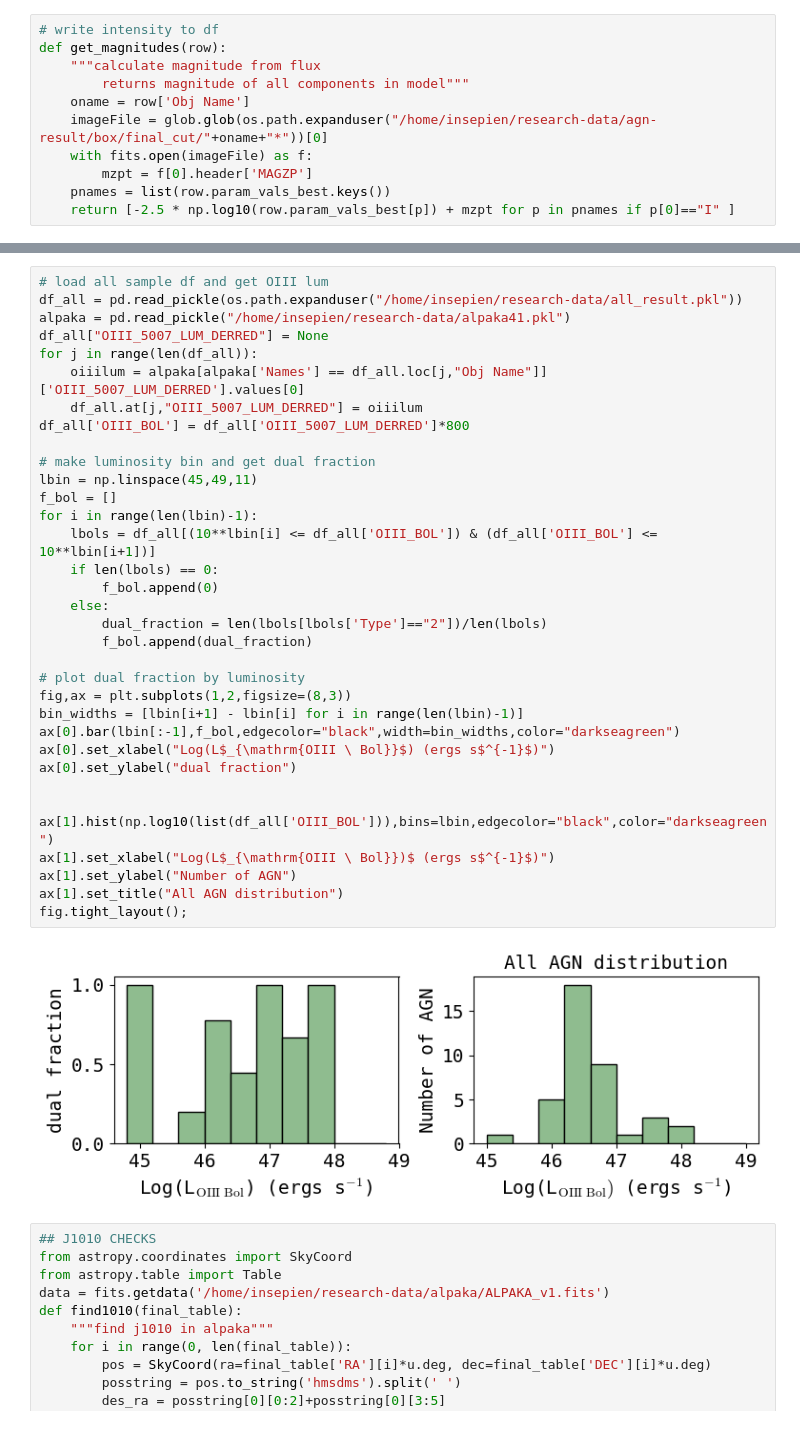
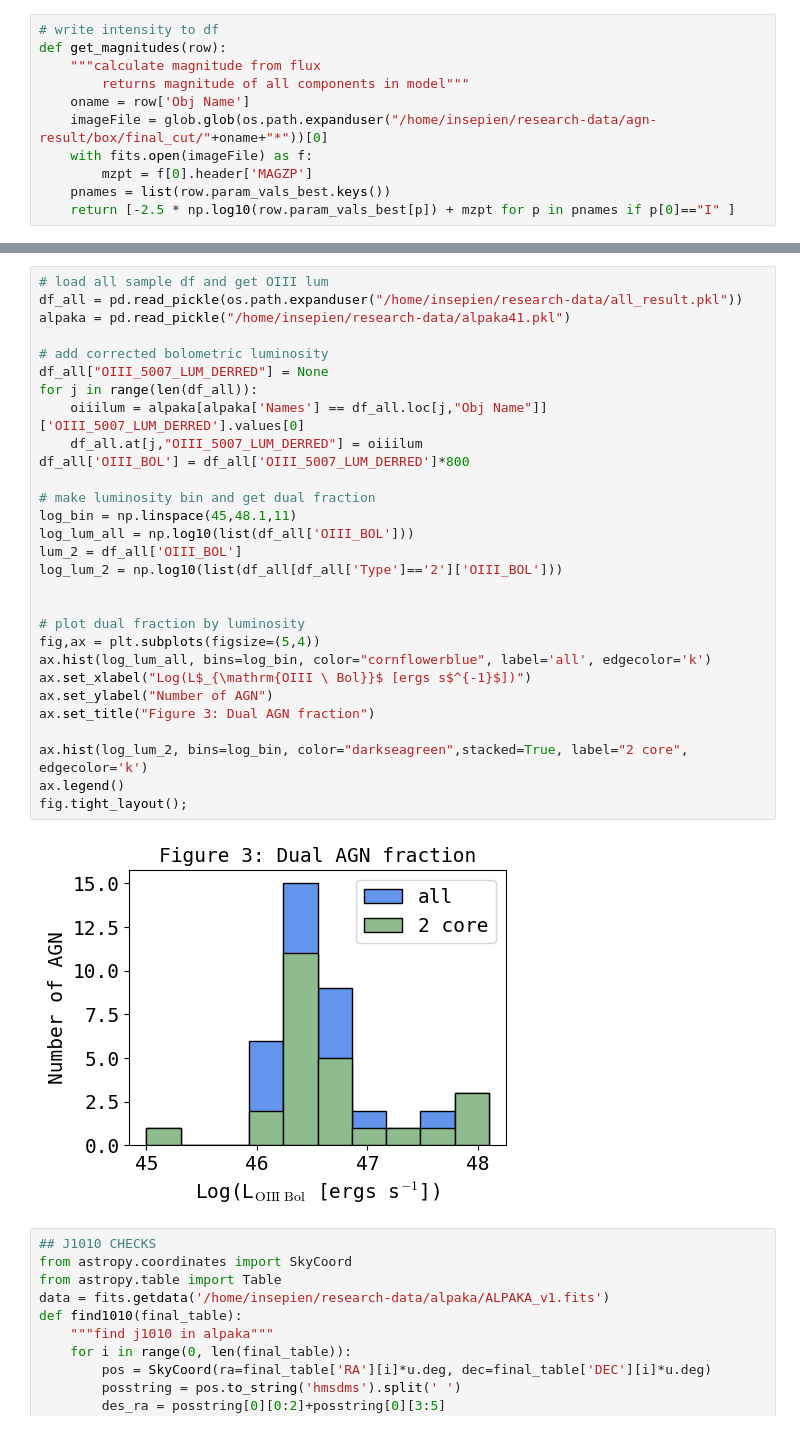
Before and after one commit to insepien/dualAGN, a Jupyter notebook: scrap_notebooks/checkFit.ipynb, the cells around one changed output, grey strips where cells are left out. Drawn from its saved outputs; the diff is of its cells as text.

```diff
--- a/scrap_notebooks/checkFit.ipynb
+++ b/scrap_notebooks/checkFit.ipynb
@@ -854,39 +912,34 @@ def get_magnitudes(row):
 # %%
 # load all sample df and get OIII lum
 df_all = pd.read_pickle(os.path.expanduser("/home/insepien/research-data/all_result.pkl"))
 alpaka = pd.read_pickle("/home/insepien/research-data/alpaka41.pkl")
+
+# add corrected bolometric luminosity
 df_all["OIII_5007_LUM_DERRED"] = None
 for j in range(len(df_all)):
     oiiilum = alpaka[alpaka['Names'] == df_all.loc[j,"Obj Name"]]['OIII_5007_LUM_DERRED'].values[0]
     df_all.at[j,"OIII_5007_LUM_DERRED"] = oiiilum
 df_all['OIII_BOL'] = df_all['OIII_5007_LUM_DERRED']*800
 
 # make luminosity bin and get dual fraction
-lbin = np.linspace(45,49,11)
-f_bol = []
-for i in range(len(lbin)-1):
-    lbols = df_all[(10**lbin[i] <= df_all['OIII_BOL']) & (df_all['OIII_BOL'] <= 10**lbin[i+1])]
-    if len(lbols) == 0:
-        f_bol.append(0)
-    else:
-        dual_fraction = len(lbols[lbols['Type']=="2"])/len(lbols)
-        f_bol.append(dual_fraction)
+log_bin = np.linspace(45,48.1,11)
+log_lum_all = np.log10(list(df_all['OIII_BOL']))
+lum_2 = df_all['OIII_BOL']
+log_lum_2 = np.log10(list(df_all[df_all['Type']=='2']['OIII_BOL']))
+
 
 # plot dual fraction by luminosity
-fig,ax = plt.subplots(1,2,figsize=(8,3))
-bin_widths = [lbin[i+1] - lbin[i] for i in range(len(lbin)-1)]
-ax[0].bar(lbin[:-1],f_bol,edgecolor="black",width=bin_widths,color="darkseagreen")
-ax[0].set_xlabel("Log(L$_{\mathrm{OIII \ Bol}}$) (ergs s$^{-1}$)")
-ax[0].set_ylabel("dual fraction")
+fig,ax = plt.subplots(figsize=(5,4))
+ax.hist(log_lum_all, bins=log_bin, color="cornflowerblue", label='all', edgecolor='k')
+ax.set_xlabel("Log(L$_{\mathrm{OIII \ Bol}}$ [ergs s$^{-1}$])")
+ax.set_ylabel("Number of AGN")
+ax.set_title("Figure 3: Dual AGN fraction")
 
-
-ax[1].hist(np.log10(list(df_all['OIII_BOL'])),bins=lbin,edgecolor="black",color="darkseagreen")
-ax[1].set_xlabel("Log(L$_{\mathrm{OIII \ Bol}})$ (ergs s$^{-1}$)")
-ax[1].set_ylabel("Number of AGN")
-ax[1].set_title("All AGN distribution")
+ax.hist(log_lum_2, bins=log_bin, color="darkseagreen",stacked=True, label="2 core", edgecolor='k')
+ax.legend()
 fig.tight_layout();
 # %% [output]
-[figure, old version]
+[figure, new version]
 # %%
 ## J1010 CHECKS
 from astropy.coordinates import SkyCoord
```
Also changed, not shown: parts of 3 cells of this notebook, 1 other file.
